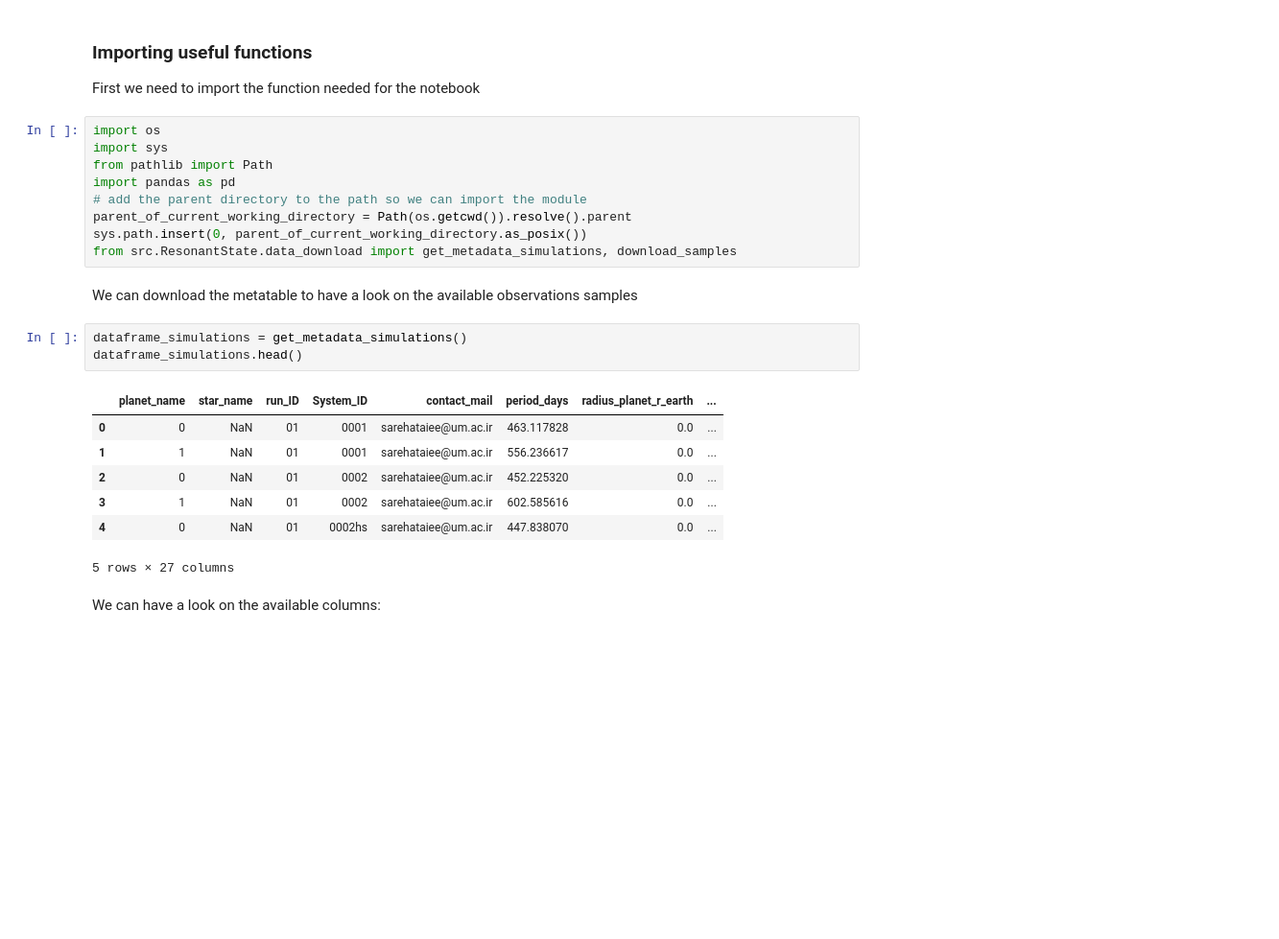
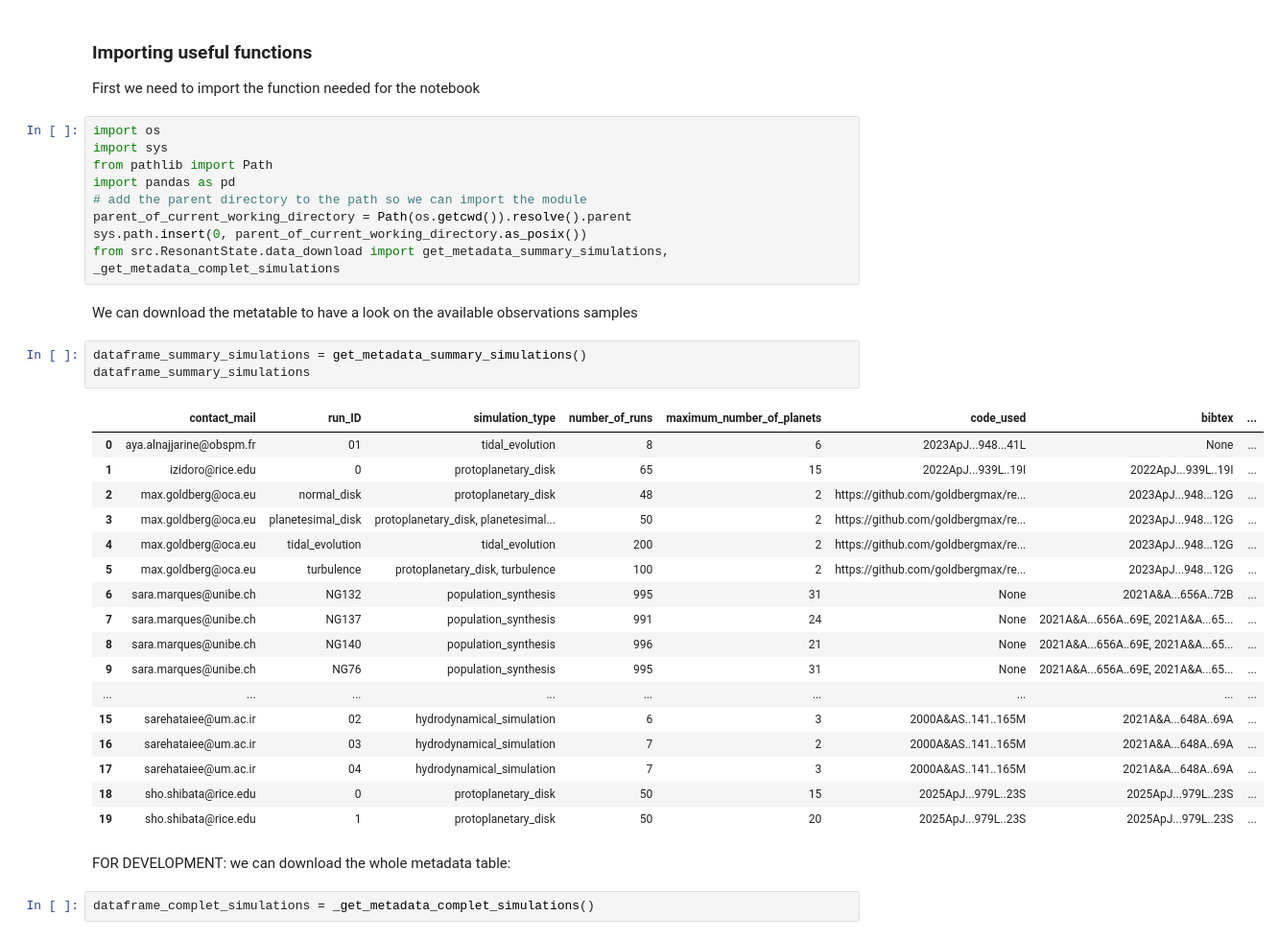
Before and after one commit to adleleu/resonantstate, a Jupyter notebook: nbs/notebook_simulations.ipynb, the cells around one changed output. Shown at 96% size. Saved outputs shown, nothing was run; the diff lists cells and outputs as text; blank space fills up the shorter version.

```diff
--- a/nbs/notebook_simulations.ipynb
+++ b/nbs/notebook_simulations.ipynb
@@ -15,20 +15,33 @@ import pandas as pd
 # add the parent directory to the path so we can import the module
 parent_of_current_working_directory = Path(os.getcwd()).resolve().parent
 sys.path.insert(0, parent_of_current_working_directory.as_posix())
-from src.ResonantState.data_download import get_metadata_simulations, download_samples
+from src.ResonantState.data_download import get_metadata_summary_simulations, _get_metadata_complet_simulations
 # %% [markdown]
 We can download the metatable to have a look on the available observations samples
-# %%
-dataframe_simulations = get_metadata_simulations()
-dataframe_simulations.head()
-# %% [output]
-|  | planet_name | star_name | run_ID | System_ID | contact_mail | period_days | radius_planet_r_earth | ... |
-| 0 | 0 | NaN | 01 | 0001 | sarehataiee@um.ac.ir | 463.117828 | 0.0 | ... |
-| 1 | 1 | NaN | 01 | 0001 | sarehataiee@um.ac.ir | 556.236617 | 0.0 | ... |
-| 2 | 0 | NaN | 01 | 0002 | sarehataiee@um.ac.ir | 452.225320 | 0.0 | ... |
-| 3 | 1 | NaN | 01 | 0002 | sarehataiee@um.ac.ir | 602.585616 | 0.0 | ... |
-| 4 | 0 | NaN | 01 | 0002hs | sarehataiee@um.ac.ir | 447.838070 | 0.0 | ... |
-5 rows × 27 columns
-# %% [markdown]
-We can have a look on the available columns:
+# %%
+dataframe_summary_simulations = get_metadata_summary_simulations()
+dataframe_summary_simulations
+# %% [output]
+|  | contact_mail | run_ID | simulation_type | number_of_runs | maximum_number_of_planets | code_used | bibtex | ... |
+| 0 | aya.alnajjarine@obspm.fr | 01 | tidal_evolution | 8 | 6 | 2023ApJ...948...41L | None | ... |
+| 1 | izidoro@rice.edu | 0 | protoplanetary_disk | 65 | 15 | 2022ApJ...939L..19I | 2022ApJ...939L..19I | ... |
+| 2 | max.goldberg@oca.eu | normal_disk | protoplanetary_disk | 48 | 2 | https://github.com/goldbergmax/re... | 2023ApJ...948...12G | ... |
+| 3 | max.goldberg@oca.eu | planetesimal_disk | protoplanetary_disk, planetesimal... | 50 | 2 | https://github.com/goldbergmax/re... | 2023ApJ...948...12G | ... |
+| 4 | max.goldberg@oca.eu | tidal_evolution | tidal_evolution | 200 | 2 | https://github.com/goldbergmax/re... | 2023ApJ...948...12G | ... |
+| 5 | max.goldberg@oca.eu | turbulence | protoplanetary_disk, turbulence | 100 | 2 | https://github.com/goldbergmax/re... | 2023ApJ...948...12G | ... |
+| 6 | sara.marques@unibe.ch | NG132 | population_synthesis | 995 | 31 | None | 2021A&A...656A..72B | ... |
+| 7 | sara.marques@unibe.ch | NG137 | population_synthesis | 991 | 24 | None | 2021A&A...656A..69E, 2021A&A...65... | ... |
+| 8 | sara.marques@unibe.ch | NG140 | population_synthesis | 996 | 21 | None | 2021A&A...656A..69E, 2021A&A...65... | ... |
+| 9 | sara.marques@unibe.ch | NG76 | population_synthesis | 995 | 31 | None | 2021A&A...656A..69E, 2021A&A...65... | ... |
+| ... | ... | ... | ... | ... | ... | ... | ... | ... |
+| 15 | sarehataiee@um.ac.ir | 02 | hydrodynamical_simulation | 6 | 3 | 2000A&AS..141..165M | 2021A&A...648A..69A | ... |
+| 16 | sarehataiee@um.ac.ir | 03 | hydrodynamical_simulation | 7 | 2 | 2000A&AS..141..165M | 2021A&A...648A..69A | ... |
+| 17 | sarehataiee@um.ac.ir | 04 | hydrodynamical_simulation | 7 | 3 | 2000A&AS..141..165M | 2021A&A...648A..69A | ... |
+| 18 | sho.shibata@rice.edu | 0 | protoplanetary_disk | 50 | 15 | 2025ApJ...979L..23S | 2025ApJ...979L..23S | ... |
+| 19 | sho.shibata@rice.edu | 1 | protoplanetary_disk | 50 | 20 | 2025ApJ...979L..23S | 2025ApJ...979L..23S | ... |
+# %% [markdown]
+FOR DEVELOPMENT:
+we can download the whole metadata table:
+# %%
+dataframe_complet_simulations = _get_metadata_complet_simulations()
 # %%
```
Also changed, not shown: parts of 11 cells of this notebook, 3 other files.
